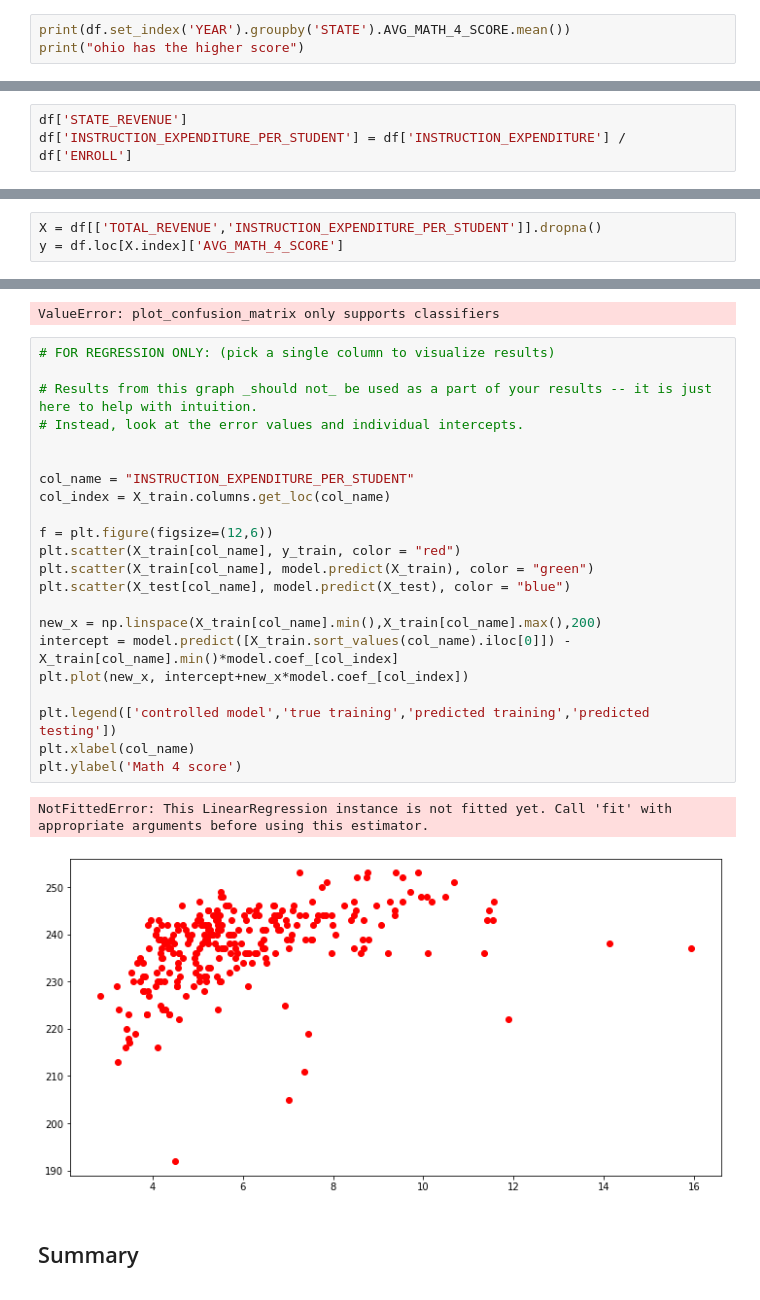
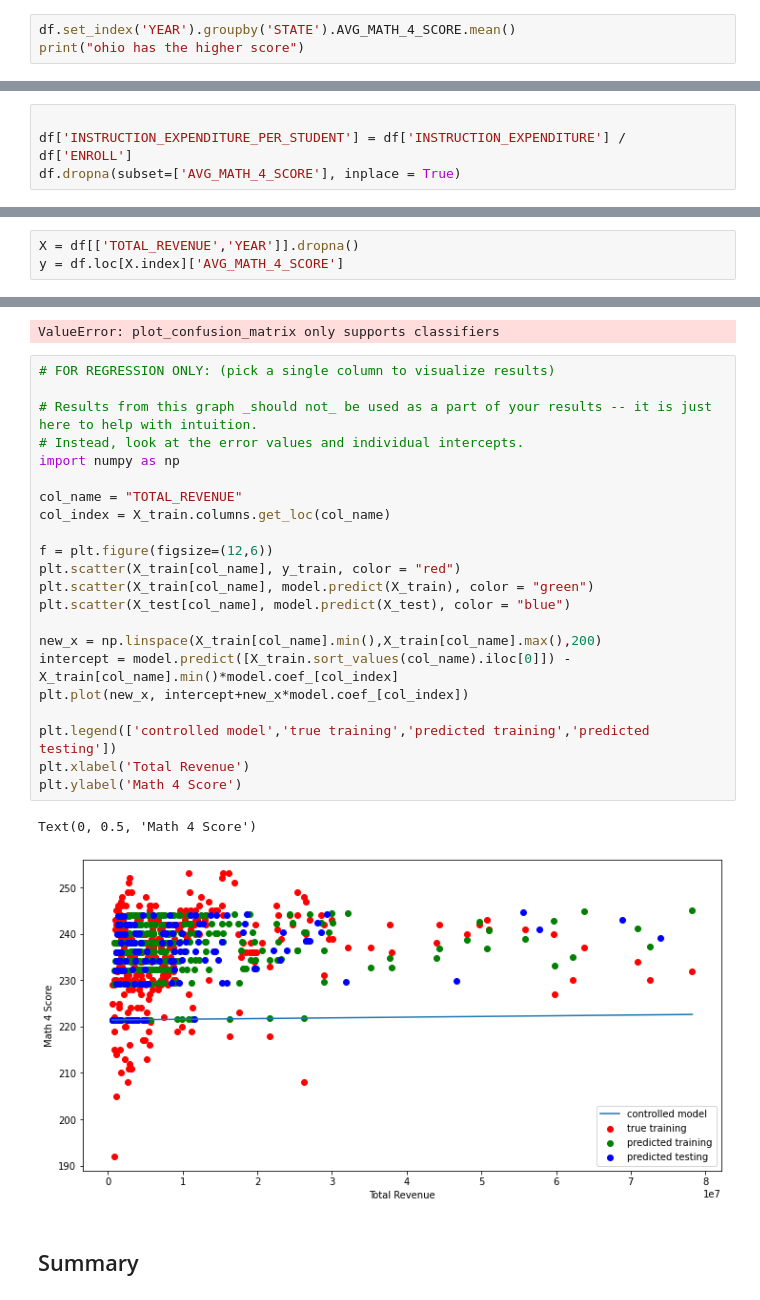
Before and after one commit to lucyduan/mdst, a Jupyter notebook: checkpoint2.ipynb, the cells around one changed output, grey strips where cells are left out. Saved outputs shown, nothing was run; the diff lists cells and outputs as text.

```diff
--- a/checkpoint2.ipynb
+++ b/checkpoint2.ipynb
@@ -78,6 +78,6 @@ Name: YEAR, dtype: int64
 # %% [markdown]
 Let's compare Michigan to Ohio. Which state has the higher average predictor score across all years?
 # %%
-print(df.set_index('YEAR').groupby('STATE').AVG_MATH_4_SCORE.mean())
+df.set_index('YEAR').groupby('STATE').AVG_MATH_4_SCORE.mean()
 print("ohio has the higher score")
 # %% [output]
@@ -134,8 +118,9 @@ After exploring the data, you now have to choose features that you would use to
 
 Use this space to modify or create features
 # %%
-df['STATE_REVENUE']
+
 df['INSTRUCTION_EXPENDITURE_PER_STUDENT'] = df['INSTRUCTION_EXPENDITURE'] / df['ENROLL']
+df.dropna(subset=['AVG_MATH_4_SCORE'], inplace = True)
 # %% [markdown]
 Final feature list: **<STATE_REVENUE_PER_STUDENT, INSTRUCTION_EXPENDITURE_PER_STUDENT>**
 # %% [markdown]
@@ -169,7 +154,7 @@ _Use this space to create train/test data_
 # %%
 from sklearn.model_selection import train_test_split
 # %%
-X = df[['TOTAL_REVENUE','INSTRUCTION_EXPENDITURE_PER_STUDENT']].dropna()
+X = df[['TOTAL_REVENUE','YEAR']].dropna()
 y = df.loc[X.index]['AVG_MATH_4_SCORE']
 # %%
 X_train, X_test, y_train, y_test = train_test_split(
@@ -205,28 +193,28 @@ ValueError: plot_confusion_matrix only supports classifiers
 # %%
 # FOR REGRESSION ONLY: (pick a single column to visualize results)
 
 # Results from this graph _should not_ be used as a part of your results -- it is just here to help with intuition.
 # Instead, look at the error values and individual intercepts.
+import numpy as np
 
-
-col_name = "INSTRUCTION_EXPENDITURE_PER_STUDENT"
+col_name = "TOTAL_REVENUE"
 col_index = X_train.columns.get_loc(col_name)
 
 f = plt.figure(figsize=(12,6))
 plt.scatter(X_train[col_name], y_train, color = "red")
 plt.scatter(X_train[col_name], model.predict(X_train), color = "green")
 plt.scatter(X_test[col_name], model.predict(X_test), color = "blue")
 
 new_x = np.linspace(X_train[col_name].min(),X_train[col_name].max(),200)
 intercept = model.predict([X_train.sort_values(col_name).iloc[0]]) - X_train[col_name].min()*model.coef_[col_index]
 plt.plot(new_x, intercept+new_x*model.coef_[col_index])
 
 plt.legend(['controlled model','true training','predicted training','predicted testing'])
-plt.xlabel(col_name)
-plt.ylabel('Math 4 score')
+plt.xlabel('Total Revenue')
+plt.ylabel('Math 4 Score')
 # %% [output]
-NotFittedError: This LinearRegression instance is not fitted yet. Call 'fit' with appropriate arguments before using this estimator.
+Text(0, 0.5, 'Math 4 Score')
-[figure, old version]
+[figure, new version]
 # %% [markdown]
 <h2> Summary </h2>
 # %% [markdown]
```
Also changed, not shown: parts of 9 cells of this notebook.
